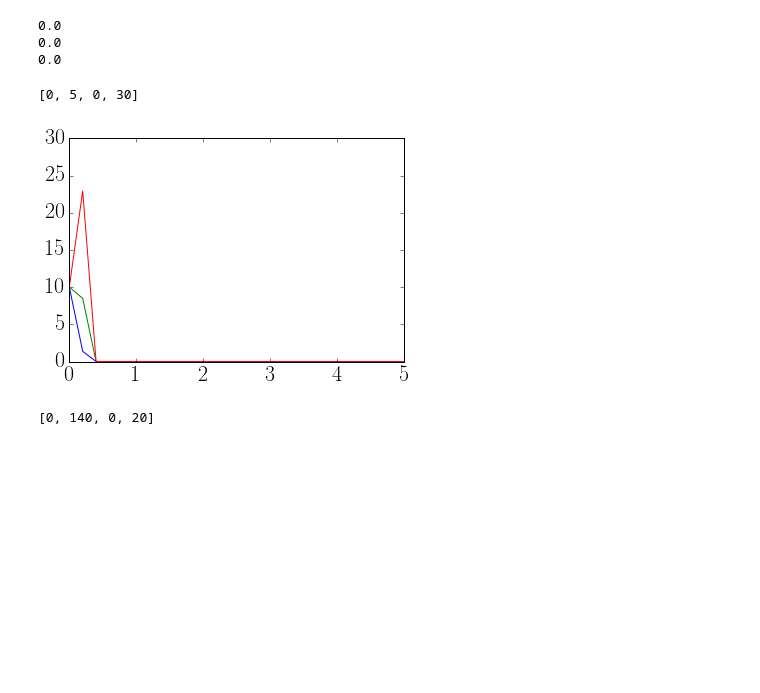
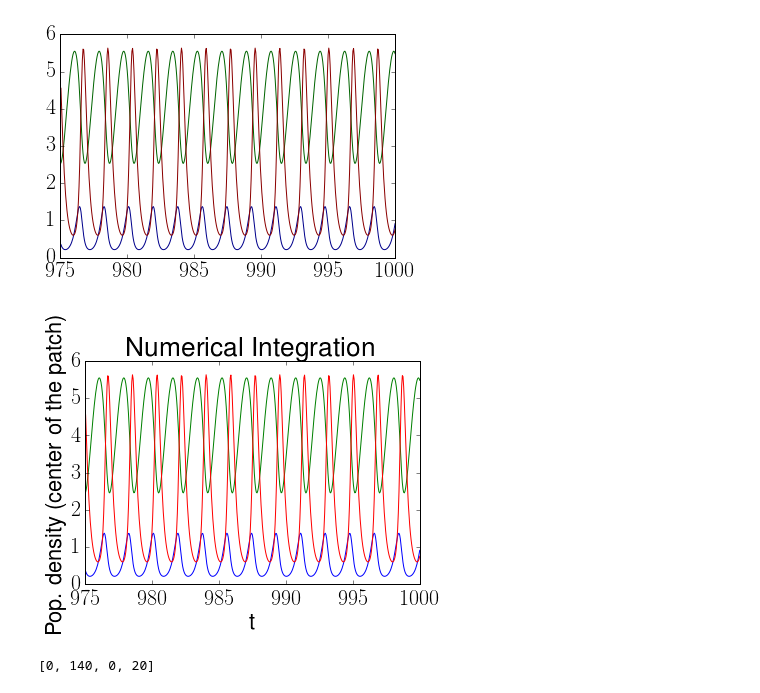
Before and after one commit to reand705/IGP, a Jupyter notebook: Method_Of_LinesIGP_MAX.ipynb, the cells around one changed output. Cells and saved outputs as stored; diff of their text form; code cells hidden in the pictures; blank space fills up the shorter version.

```diff
--- a/Method_Of_LinesIGP_MAX.ipynb
+++ b/Method_Of_LinesIGP_MAX.ipynb
@@ -23,8 +23,8 @@ Already using adimensionlization
 
 #Discretização
 M = 101 #espaço
-N = 200000 #tempo
-Tmax = 20000.0
+N = 20000 #tempo
+Tmax = 1000.0
 # %%
 # -------------------- Funcional Response - IGP
 
@@ -289,32 +290,35 @@ plt.plot(x,C2[0:M,-20],color = 'red')
 # %%
-#maximo do patch no tempo (ver se a população está constante mesmo,por exemplo)
+#maximo/centro do patch no tempo (ver se a população está constante mesmo,por exemplo)
 #Integre um caso aqui
 
 #sol = np.load('Method_Of_LinesIGP_amplitude=%d,l=%.3f,DR=%.3f,D1=%.3f,D2=%.3f,mu=%.3f,gamma=%.3f,alpha=%.f,beta=%.f.npy'
        # % (amplitude,l,DR,D1,D2,mu,gamma,alpha,beta))
 
 t = np.linspace(0,Tmax,N)
 R = np.transpose(sol[:,0:M])
 C1 = np.transpose(sol[:,M:2*M])
 C2 = np.transpose(sol[:,2*M:])
 
-plt.plot(t,np.amax(R[:,:],axis = 0),color = 'green')
-plt.plot(t,np.amax(C1[:,:],axis = 0),color = 'blue')
-plt.plot(t,np.amax(C2[:,:],axis =0),color = 'red')
+#last time steps to plot
+Final_Time = 500
+
+plt.plot(t[-Final_Time:],np.amax(R[:,-Final_Time:],axis = 0),color = 'darkgreen')
+plt.plot(t[-Final_Time:],np.amax(C1[:,-Final_Time:],axis = 0),color = 'darkblue')
+plt.plot(t[-Final_Time:],np.amax(C2[:,-Final_Time:],axis =0),color = 'darkred')
+plt.show()
 
 #plt.yscale("log")
 
-print(np.max(C1[:,-1]))
-print(np.max(R[:,-1]))
-print(np.max(C2[:,-1]))
-
-plt.axis([0,5,0,30])
+plt.plot(t[-Final_Time:],R[M/2,-Final_Time:],color = 'green')
+plt.plot(t[-Final_Time:],C1[M/2,-Final_Time:],color = 'blue')
+plt.plot(t[-Final_Time:],C2[M/2,-Final_Time:],color = 'red')
+plt.title("Numerical Integration")
+plt.xlabel("t")
+plt.ylabel("Pop. density (center of the patch)")
+plt.show()
 # %% [output]
-0.0
-0.0
-0.0
-[0, 5, 0, 30]
-[figure, old version]
+[figure, new version]
+[figure, added]
 # %%
 #Faça para vários dR, d1, d2, mu
 DR = []
```
Also changed, not shown: parts of 5 cells of this notebook, 1 other file.
